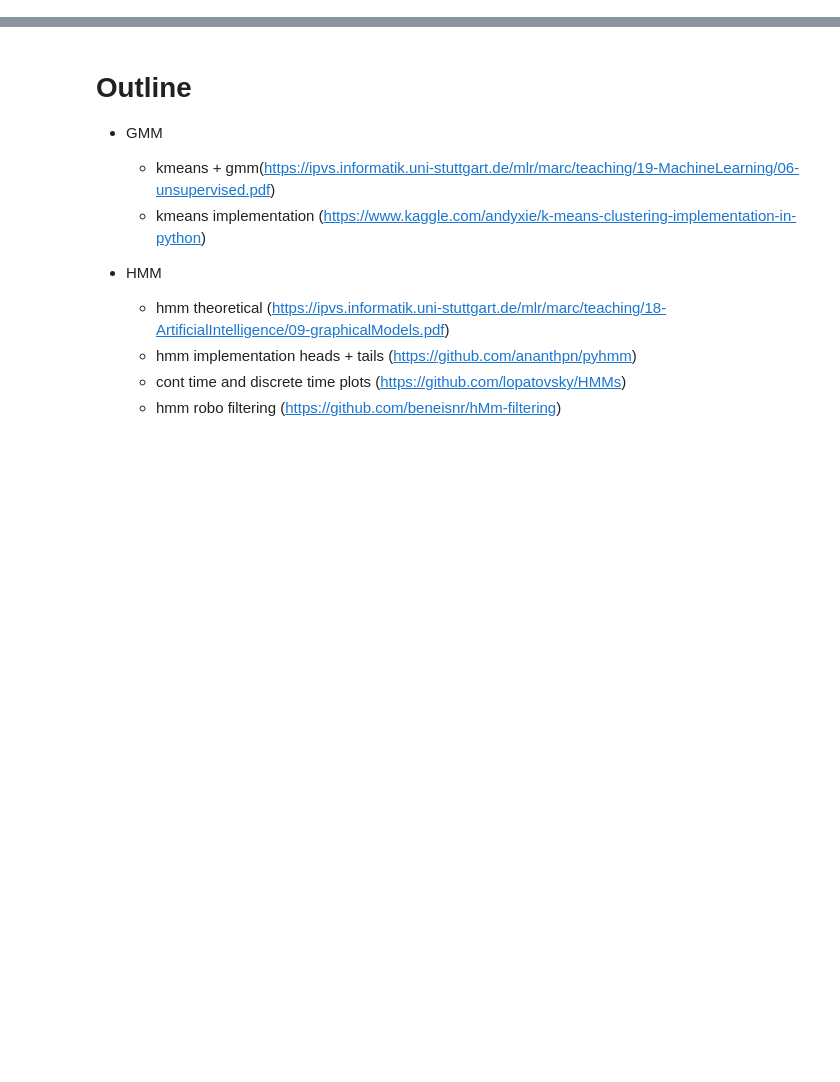
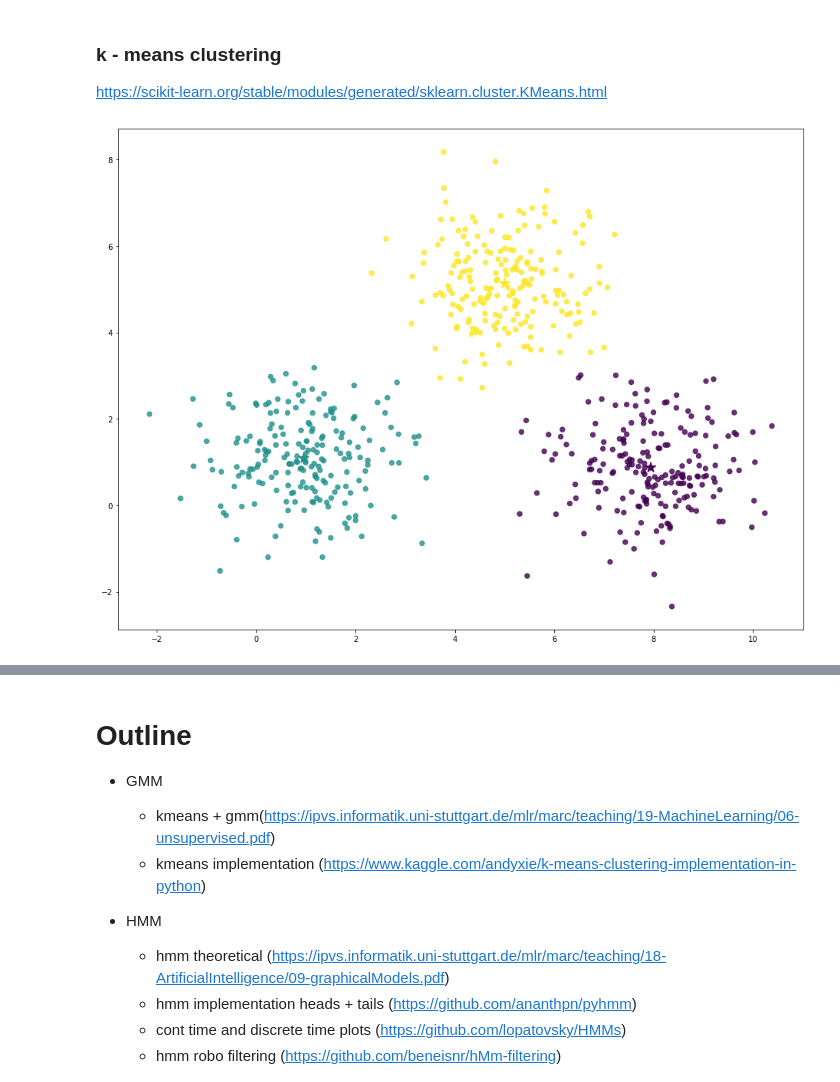
Before and after one commit to marctuscher/imitation-learning, a Jupyter notebook: slides/slides.ipynb, the cells around one changed output, grey strips where cells are left out. Drawn from its saved outputs; the diff is of its cells as text; code cells hidden in the pictures; blank space fills up the shorter version.

```diff
--- a/slides/slides.ipynb
+++ b/slides/slides.ipynb
@@ -25,0 +71,20 @@ plt.rcParams['font.serif'] = "cm"
+# %% [markdown]
+### k - means clustering
+https://scikit-learn.org/stable/modules/generated/sklearn.cluster.KMeans.html
+# %%
+from sklearn.cluster import KMeans
+
+def plot_kmeans_model(n_clusters=3, max_iter=10):
+    model = KMeans(n_clusters=n_clusters, max_iter=max_iter)
+    model.fit(data)
+    y = model.predict(data)
+    plt.figure(figsize=(16,12))
+    plt.scatter(data[:, 0], data[:, 1], c=y, s=40, alpha=0.8)
+    centers = model.cluster_centers_
+    y_centers = model.predict(centers)
+    plt.scatter(centers[:, 0], centers[:, 1], c=y_centers, s=200, marker="*")
+
+
+plot_kmeans_model()
+# %% [output]
+[figure, added]
```
Also changed, not shown: parts of 21 cells of this notebook, 1 other file.
